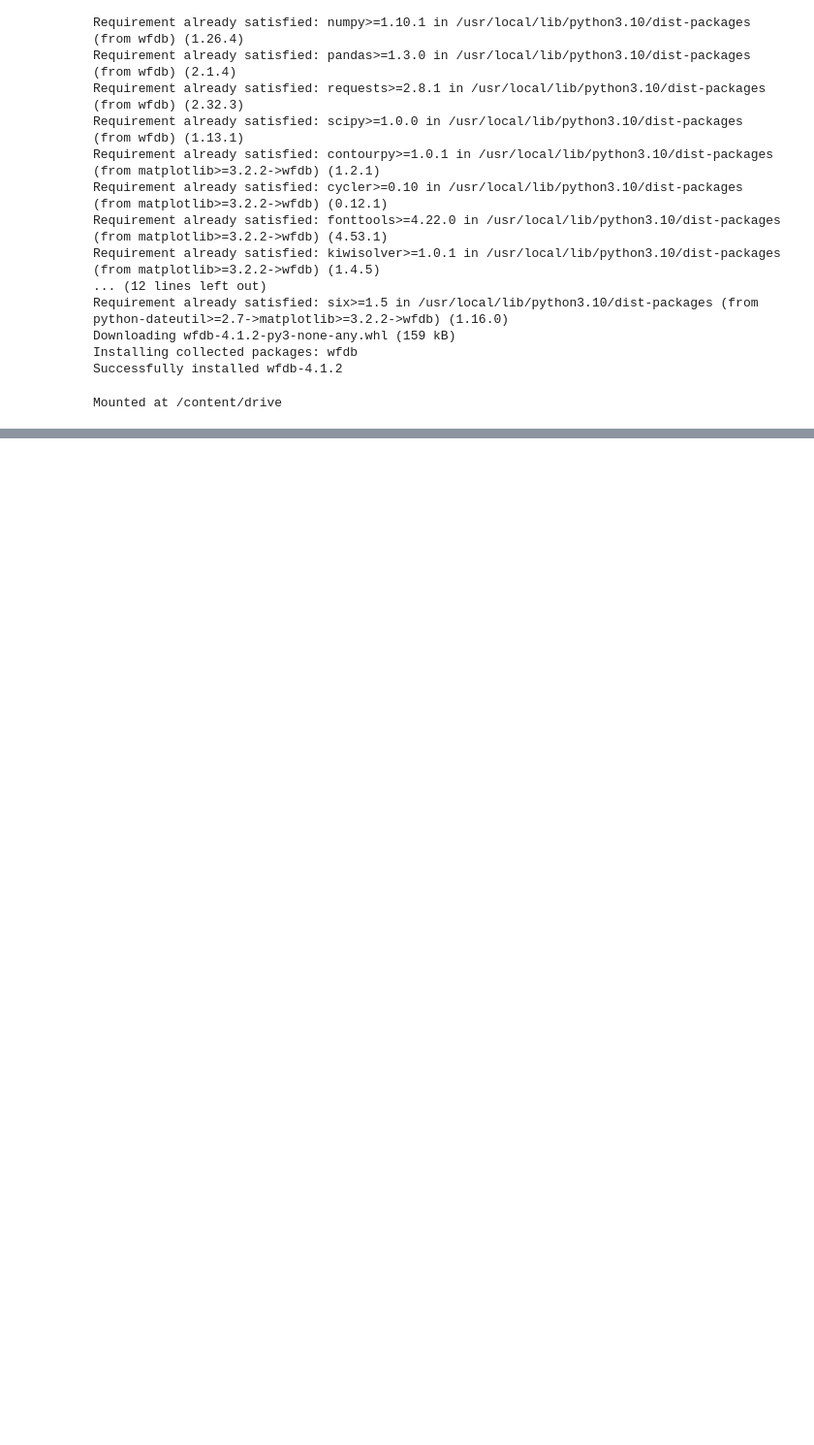
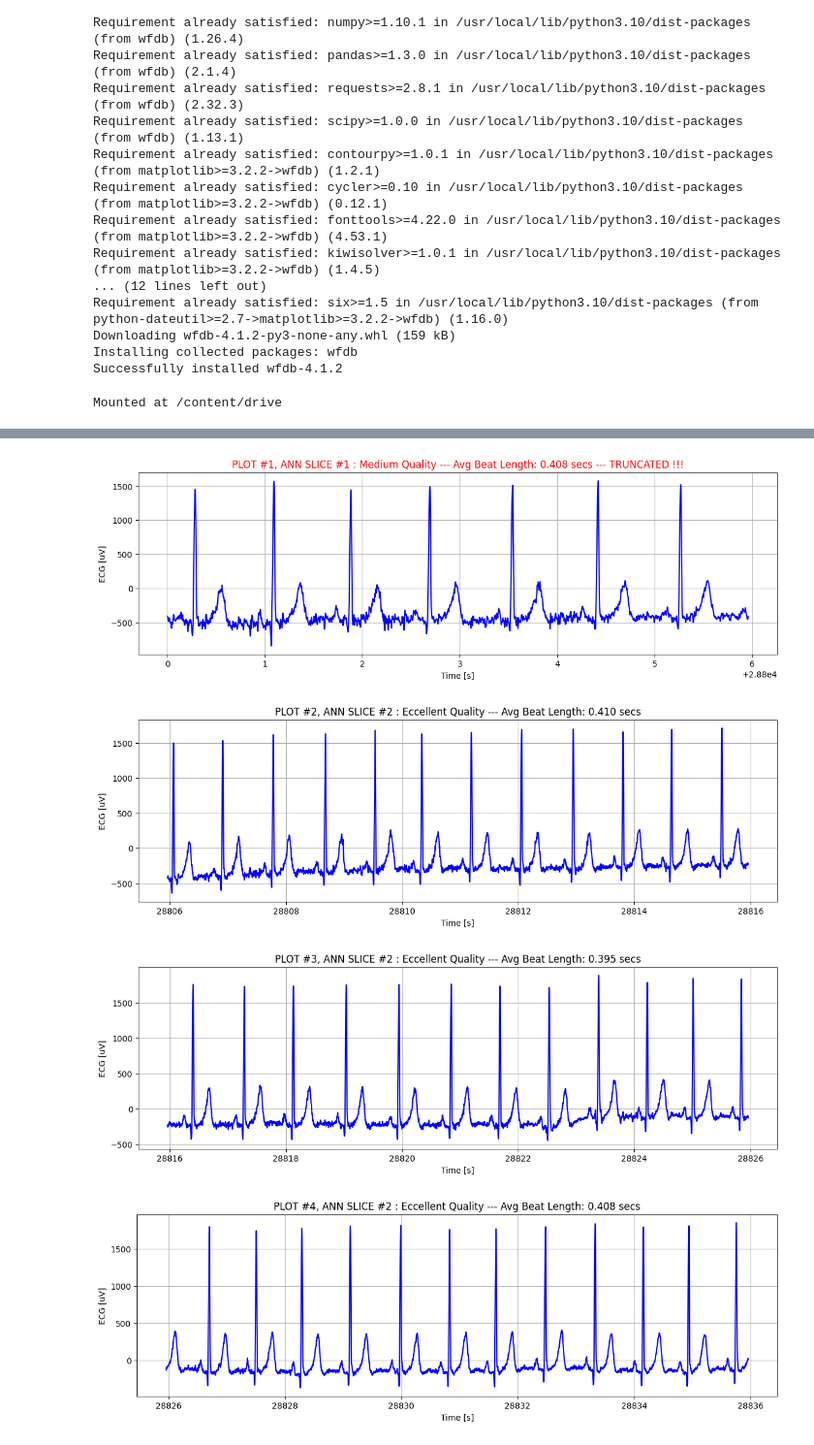
Before and after one commit to MatteoMarcoM/Progetto_AIA, a Jupyter notebook: plots.ipynb, the cells around one changed output, grey strips where cells are left out. Shown at 97% size. Saved outputs shown, nothing was run; the diff lists cells and outputs as text; code cells hidden in the pictures; blank space fills up the shorter version.

```diff
--- a/plots.ipynb
+++ b/plots.ipynb
@@ -318,0 +258,8 @@ for index_out, (start, end, ann) in enumerate(zip(start_ann, end_ann, labels_ann
+# %%
+# unit measure is 'secs'
+plot_ecg_windows(but_qdb_path, patient_index, max_plots = 10, step_size = 10*ecg_sf, units='secs', remove_not_ann=True)
+# %% [output]
+[figure, added]
+[figure, added]
+[figure, added]
+[figure, added]
```
Also changed, not shown: parts of 13 cells of this notebook.
